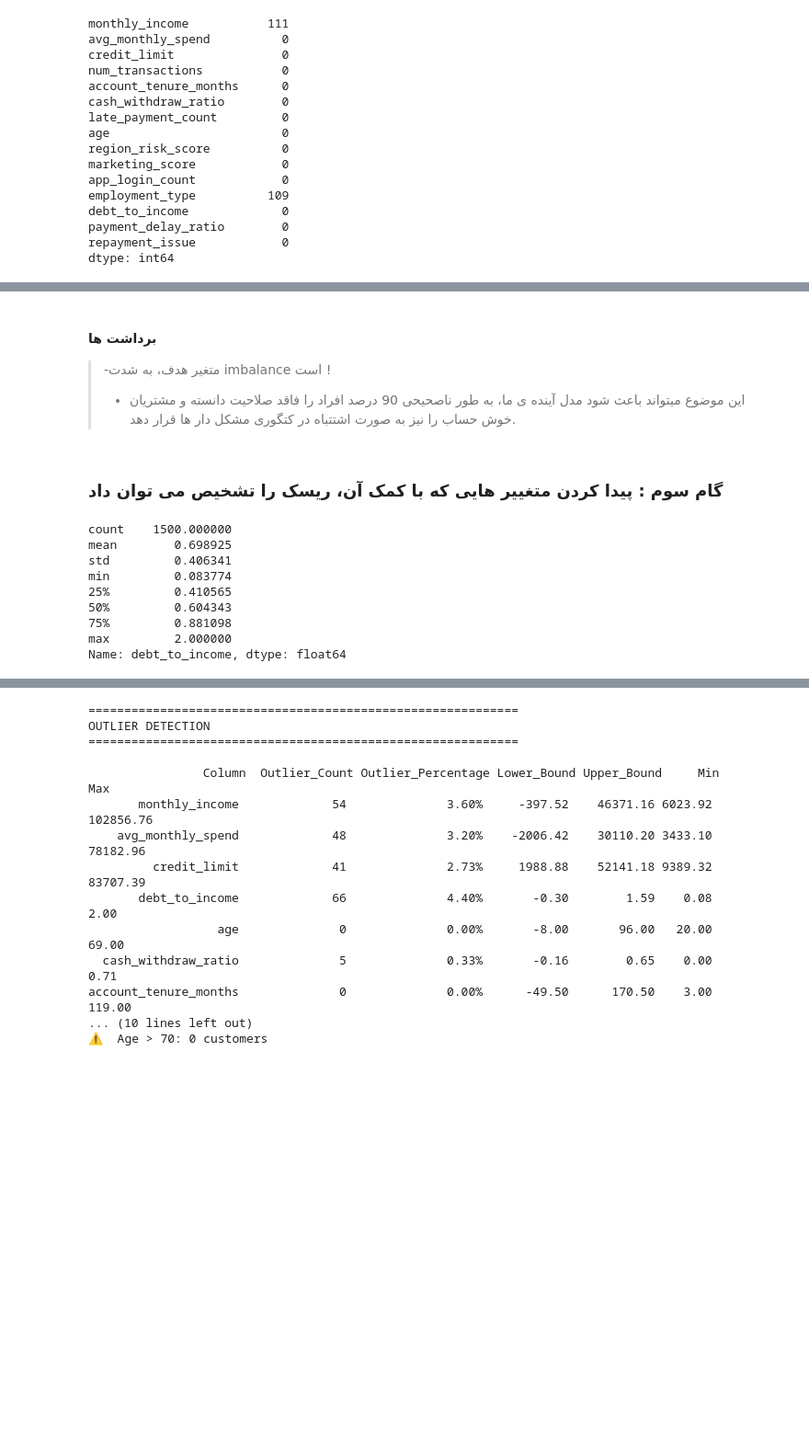
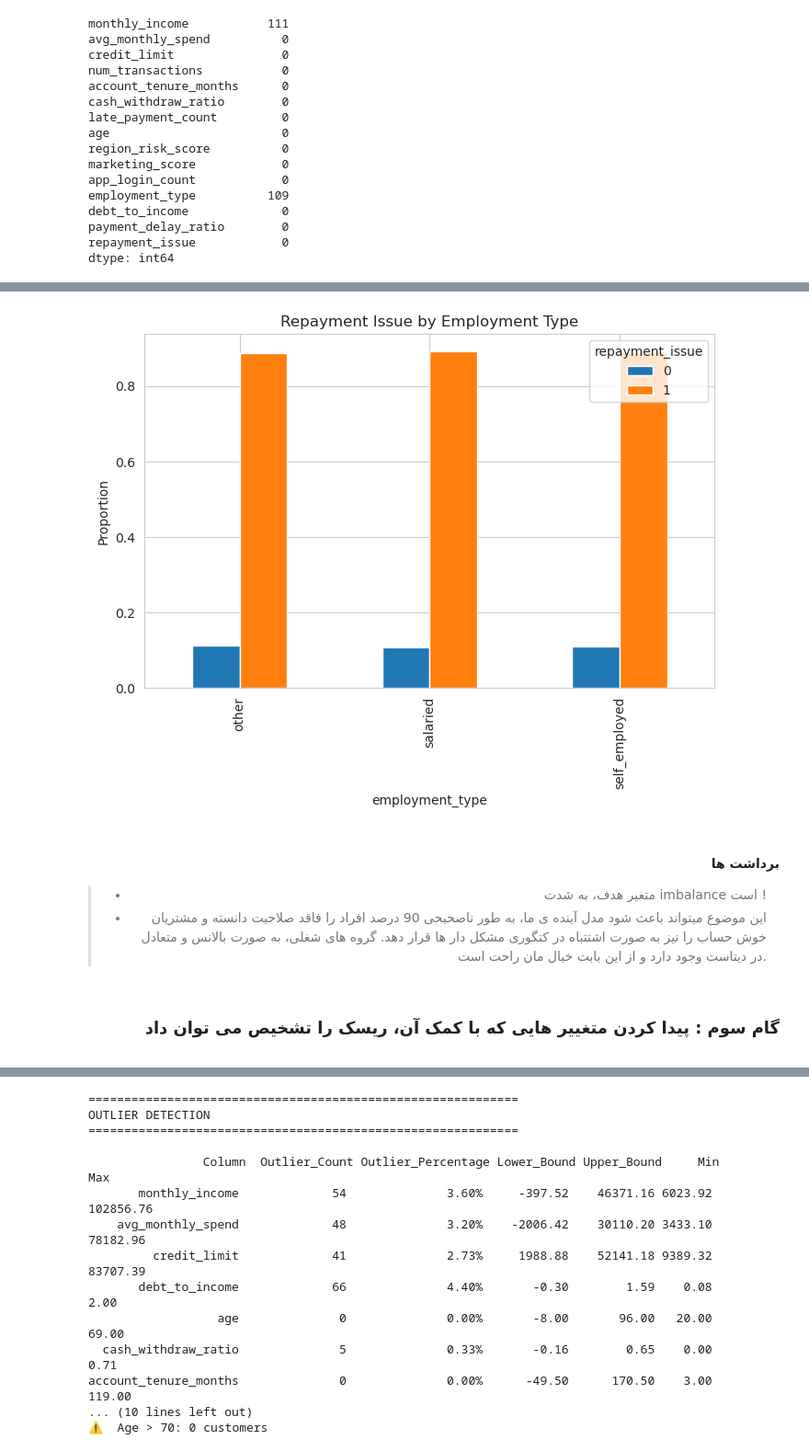
Before and after one commit to soroushyasini/Part-MasterClass-FinTech01, a Jupyter notebook: production.ipynb, the cells around one changed output, grey strips where cells are left out. Shown at 92% size. Saved outputs shown, nothing was run; the diff lists cells and outputs as text; code cells hidden in the pictures; blank space fills up the shorter version.

```diff
--- a/production.ipynb
+++ b/production.ipynb
@@ -130,18 +139,23 @@ plt.show()
+# %%
+# Employment type vs repayment issue
+pd. crosstab(df['employment_type'], df['repayment_issue'], normalize='index').plot(
+    kind='bar',
+    figsize=(8, 5)  # Add this line (width, height)
+)
+plt.title('Repayment Issue by Employment Type')
+plt.ylabel('Proportion')
+plt.show()
+# %% [output]
+[figure, added]
 # %% [markdown]
+<div dir="rtl" style="text-align: right;">
+
 #### برداشت ها
->-متغیر هدف، به شدت imbalance است !
+>- متغیر هدف، به شدت imbalance است !
 >- این موضوع میتواند باعث شود مدل آینده ی ما، به طور ناصحیحی 90 درصد افراد را فاقد صلاحیت دانسته و مشتریان خوش حساب را نیز به صورت اشتتباه در کتگوری مشکل دار ها قرار دهد.
+>  گروه های شغلی، به صورت بالانس و متعادل در دیتاست وجود دارد و از این بابت خیال مان راحت است.
 # %% [markdown]
+<div dir="rtl" style="text-align: right;">
+
+
 ### گام سوم : پیدا کردن متغییر هایی که با کمک آن، ریسک را تشخیص می توان داد
-# %%
-df['debt_to_income'].describe()
-# %% [output]
-count    1500.000000
-mean        0.698925
-std         0.406341
-min         0.083774
-25%         0.410565
-50%         0.604343
-75%         0.881098
-max         2.000000
-Name: debt_to_income, dtype: float64
```
Also changed, not shown: parts of 64 cells of this notebook, 1 other file.
